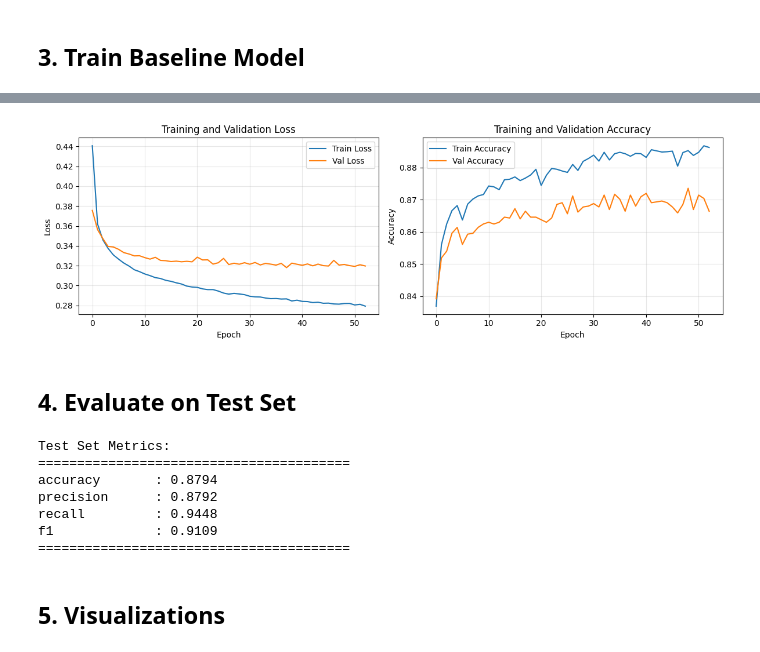
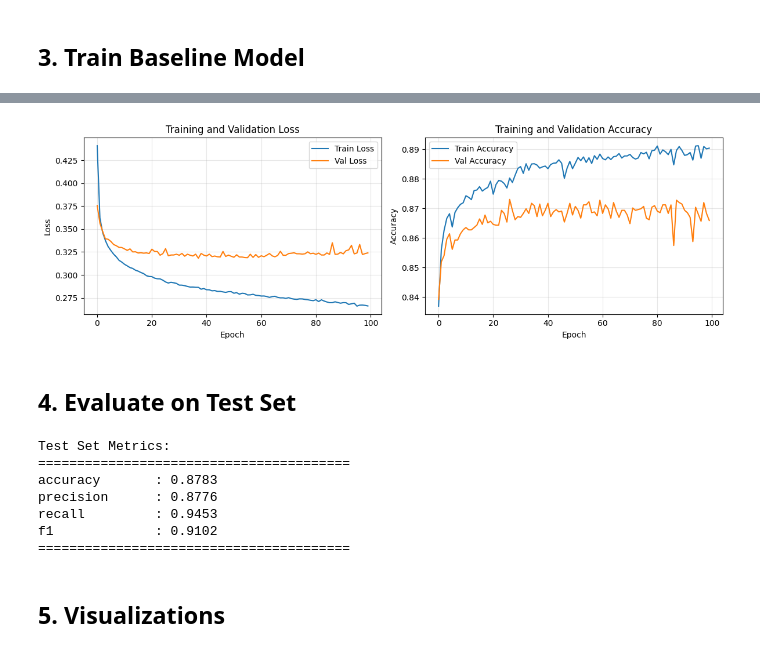
Before and after one commit to TomasTisovsky/NSIETE-Projekt, a Jupyter notebook: notebooks/training_and_experiments.ipynb, the cells around one changed output, grey strips where cells are left out. Saved outputs shown, nothing was run; the diff lists cells and outputs as text; code cells hidden in the pictures.

Commit message:
early-stopping

```diff
--- a/notebooks/training_and_experiments.ipynb
+++ b/notebooks/training_and_experiments.ipynb
@@ -80,7 +80,7 @@ history = trainer.fit(
     data['train']['X'], data['train']['y'],
     data['val']['X'], data['val']['y'],
     epochs=100,
-    early_stopping=True,
+    early_stopping=False,
     patience=15
 )
 
@@ -99,6 +102,6 @@ Restored best model weights from lowest validation loss.
 
 ✓ Training complete!
-[figure, old version]
+[figure, new version]
 # %% [markdown]
 ## 4. Evaluate on Test Set
 # %%
@@ -113,10 +116,10 @@ print("="*40)
 # %% [output]
 Test Set Metrics:
 ========================================
-accuracy       : 0.8794
-precision      : 0.8792
-recall         : 0.9448
-f1             : 0.9109
+accuracy       : 0.8783
+precision      : 0.8776
+recall         : 0.9453
+f1             : 0.9102
 ========================================
 # %% [markdown]
 ## 5. Visualizations
```
Also changed, not shown: parts of 8 cells of this notebook, 1 other file.
